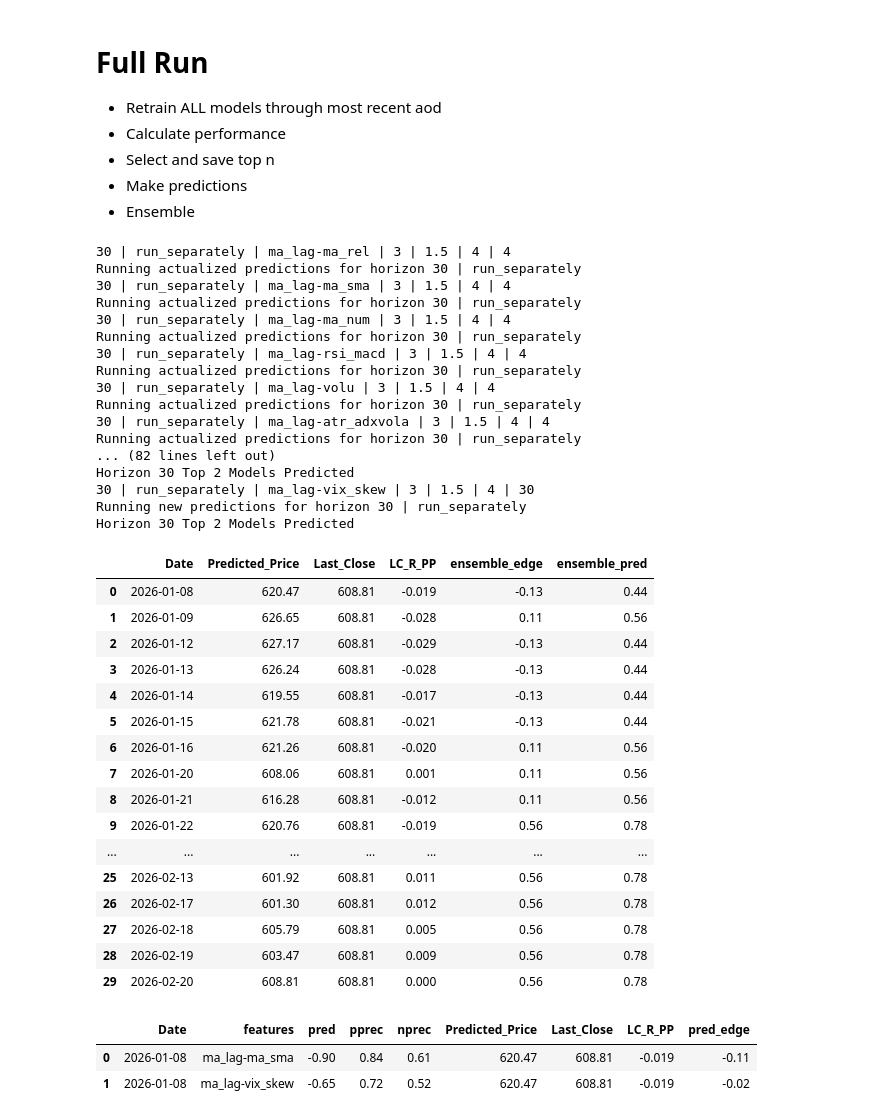
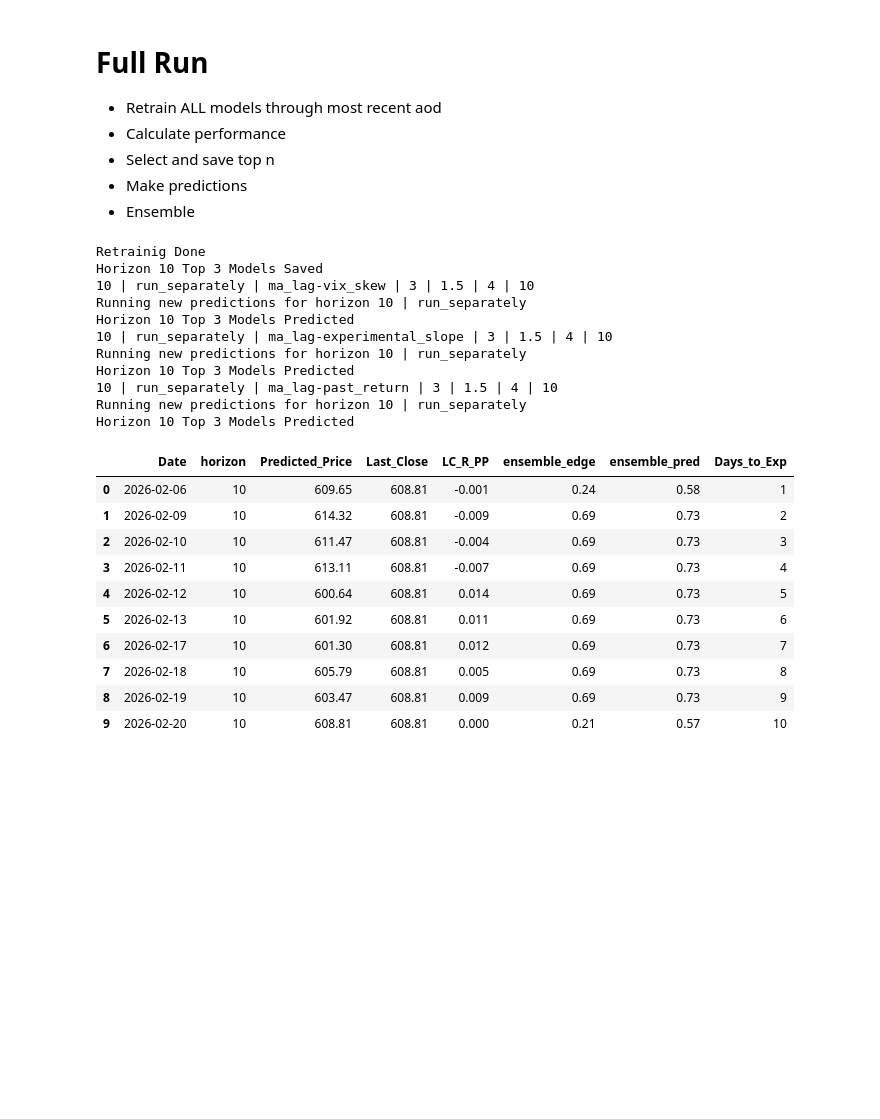
Before and after one commit to bchase17/Stocks, a Jupyter notebook: deployment.ipynb, the cells around one changed output. Cells and saved outputs as stored; diff of their text form; code cells hidden in the pictures; blank space fills up the shorter version.

Commit message:
Visual for ensemble preds

```diff
--- a/deployment.ipynb
+++ b/deployment.ipynb
@@ -67,10 +67,10 @@ def resolve_feature_cols(feature_set_name: str, features_dict: dict, sep: str =
 
     return out
 
-h=[30]
+h=[10]
 master_results = []
 master_preds = []
-n = 2 # number of top models to select
+n = 3 # number of top models to select
 file_ext = "performance_all"
 min_th = 0.55
 cov_th = 0.75
@@ -124,10 +124,6 @@ for r in h:
 
             master_results.append(results_df)
 
-        else:
-            1
-            #print(f"{list_name} already trained through most recent as_of_date")
-
     print(f"Retrainig Done")
     if len(master_results) > 0:
 
@@ -171,6 +167,7 @@ for r in h:
 # Predictions Top n
 for r in h:
 
+    keys = ["horizon", "features", "train_years", "min_feats", "pi_size", "pi_handling", "model"]
     days_assessed = len(df_daily[df_daily[f"Return_{r}"].isna()])
 
     df = pd.read_csv(f"h{r}_top{n}_{file_ext}.csv")
@@ -210,73 +207,57 @@ for r in h:
     composite_score[['pprec', 'nprec'] + keys].drop_duplicates().merge(predictions_df, on=keys, how="inner")
 
 #predictions_df.sort_values(by='test_start', ascending=False).head(n)
 
-output_df = composite_score[['pprec', 'nprec'] + keys].drop_duplicates().merge(predictions_df, on=keys, how="inner")
+output_df = composite_score[['pos_rate', 'pprec', 'nprec'] + keys].drop_duplicates().merge(predictions_df, on=keys, how="inner")
 output_df = output_df.rename(columns={"test_start": "Date"})
-cols = ['Date', 'features', 'pred', 'pprec', 'nprec']
+cols = ['Date', 'features', 'horizon', 'pos_rate', 'pred', 'pprec', 'nprec']
 output_df = output_df[cols].sort_values(by='Date').copy()
 output_df = output_df.merge(df_daily[['Close', 'Date']].round(2), on='Date', how="inner")
 output_df = output_df.rename(columns={"Close": "Predicted_Price"})
 last_close = (df_daily.sort_values("Date", ascending=False).iloc[0]["Close"].round(2))
 output_df['Last_Close'] = last_close
 output_df['LC_R_PP'] = round(output_df['Last_Close'] / output_df['Predicted_Price'] - 1, 3)
 
 output_df.loc[output_df['pred'] < 0.45, 'pred'] = output_df['pred'] - 1
 
-output_df['pred_edge'] = np.where(output_df['pred'] > 0, output_df['pprec'] - 0.5, -output_df['nprec'] + 0.5).round(2)
+output_df['pred_edge'] = np.where(output_df['pred'] > 0, output_df['pprec'] - output_df['pos_rate'], -output_df['nprec'] +(1-output_df['pos_rate'])).round(2)
 
 ensemble_df = (
     output_df
     .groupby('Date', as_index=False)
     .agg({
         'Date': 'first',
+        'horizon': 'first',
         'Predicted_Price': 'first',
         'Last_Close': 'first',
         'LC_R_PP': 'first',
         'pred_edge': 'sum'
     })
     .rename(columns={'pred_edge': 'ensemble_edge'})
 )
 ensemble_df['ensemble_pred'] = (ensemble_df['ensemble_edge'] / n + .5).round(2)
+ensemble_df['Days_to_Exp'] = ensemble_df.index + 1
 ensemble_df
 # %% [output]
-30 | run_separately | ma_lag-ma_rel | 3 | 1.5 | 4 | 4
-Running actualized predictions for horizon 30 | run_separately
-30 | run_separately | ma_lag-ma_sma | 3 | 1.5 | 4 | 4
-Running actualized predictions for horizon 30 | run_separately
-30 | run_separately | ma_lag-ma_num | 3 | 1.5 | 4 | 4
-Running actualized predictions for horizon 30 | run_separately
-30 | run_separately | ma_lag-rsi_macd | 3 | 1.5 | 4 | 4
-Running actualized predictions for horizon 30 | run_separately
-30 | run_separately | ma_lag-volu | 3 | 1.5 | 4 | 4
-Running actualized predictions for horizon 30 | run_separately
-30 | run_separately | ma_lag-atr_adxvola | 3 | 1.5 | 4 | 4
-Running actualized predictions for horizon 30 | run_separately
-... (82 lines left out)
-Horizon 30 Top 2 Models Predicted
-30 | run_separately | ma_lag-vix_skew | 3 | 1.5 | 4 | 30
-Running new predictions for horizon 30 | run_separately
-Horizon 30 Top 2 Models Predicted
+Retrainig Done
+Horizon 10 Top 3 Models Saved
+10 | run_separately | ma_lag-vix_skew | 3 | 1.5 | 4 | 10
+Running new predictions for horizon 10 | run_separately
+Horizon 10 Top 3 Models Predicted
+10 | run_separately | ma_lag-experimental_slope | 3 | 1.5 | 4 | 10
+Running new predictions for horizon 10 | run_separately
+Horizon 10 Top 3 Models Predicted
+10 | run_separately | ma_lag-past_return | 3 | 1.5 | 4 | 10
+Running new predictions for horizon 10 | run_separately
+Horizon 10 Top 3 Models Predicted
-|  | Date | Predicted_Price | Last_Close | LC_R_PP | ensemble_edge | ensemble_pred |
-| 0 | 2026-01-08 | 620.47 | 608.81 | -0.019 | -0.13 | 0.44 |
-| 1 | 2026-01-09 | 626.65 | 608.81 | -0.028 | 0.11 | 0.56 |
-| 2 | 2026-01-12 | 627.17 | 608.81 | -0.029 | -0.13 | 0.44 |
-| 3 | 2026-01-13 | 626.24 | 608.81 | -0.028 | -0.13 | 0.44 |
-| 4 | 2026-01-14 | 619.55 | 608.81 | -0.017 | -0.13 | 0.44 |
-| 5 | 2026-01-15 | 621.78 | 608.81 | -0.021 | -0.13 | 0.44 |
-| 6 | 2026-01-16 | 621.26 | 608.81 | -0.020 | 0.11 | 0.56 |
-| 7 | 2026-01-20 | 608.06 | 608.81 | 0.001 | 0.11 | 0.56 |
-| 8 | 2026-01-21 | 616.28 | 608.81 | -0.012 | 0.11 | 0.56 |
-| 9 | 2026-01-22 | 620.76 | 608.81 | -0.019 | 0.56 | 0.78 |
-| ... | ... | ... | ... | ... | ... | ... |
-| 25 | 2026-02-13 | 601.92 | 608.81 | 0.011 | 0.56 | 0.78 |
-| 26 | 2026-02-17 | 601.30 | 608.81 | 0.012 | 0.56 | 0.78 |
-| 27 | 2026-02-18 | 605.79 | 608.81 | 0.005 | 0.56 | 0.78 |
-| 28 | 2026-02-19 | 603.47 | 608.81 | 0.009 | 0.56 | 0.78 |
-| 29 | 2026-02-20 | 608.81 | 608.81 | 0.000 | 0.56 | 0.78 |
+|  | Date | horizon | Predicted_Price | Last_Close | LC_R_PP | ensemble_edge | ensemble_pred | Days_to_Exp |
+| 0 | 2026-02-06 | 10 | 609.65 | 608.81 | -0.001 | 0.24 | 0.58 | 1 |
+| 1 | 2026-02-09 | 10 | 614.32 | 608.81 | -0.009 | 0.69 | 0.73 | 2 |
+| 2 | 2026-02-10 | 10 | 611.47 | 608.81 | -0.004 | 0.69 | 0.73 | 3 |
+| 3 | 2026-02-11 | 10 | 613.11 | 608.81 | -0.007 | 0.69 | 0.73 | 4 |
+| 4 | 2026-02-12 | 10 | 600.64 | 608.81 | 0.014 | 0.69 | 0.73 | 5 |
+| 5 | 2026-02-13 | 10 | 601.92 | 608.81 | 0.011 | 0.69 | 0.73 | 6 |
+| 6 | 2026-02-17 | 10 | 601.30 | 608.81 | 0.012 | 0.69 | 0.73 | 7 |
+| 7 | 2026-02-18 | 10 | 605.79 | 608.81 | 0.005 | 0.69 | 0.73 | 8 |
+| 8 | 2026-02-19 | 10 | 603.47 | 608.81 | 0.009 | 0.69 | 0.73 | 9 |
+| 9 | 2026-02-20 | 10 | 608.81 | 608.81 | 0.000 | 0.21 | 0.57 | 10 |
-# %%
-output_df[output_df['Date'] == '2026-01-08']
-# %% [output]
-|  | Date | features | pred | pprec | nprec | Predicted_Price | Last_Close | LC_R_PP | pred_edge |
-| 0 | 2026-01-08 | ma_lag-ma_sma | -0.90 | 0.84 | 0.61 | 620.47 | 608.81 | -0.019 | -0.11 |
-| 1 | 2026-01-08 | ma_lag-vix_skew | -0.65 | 0.72 | 0.52 | 620.47 | 608.81 | -0.019 | -0.02 |
```
Also changed, not shown: parts of 1 cell of this notebook, 4 other files.
